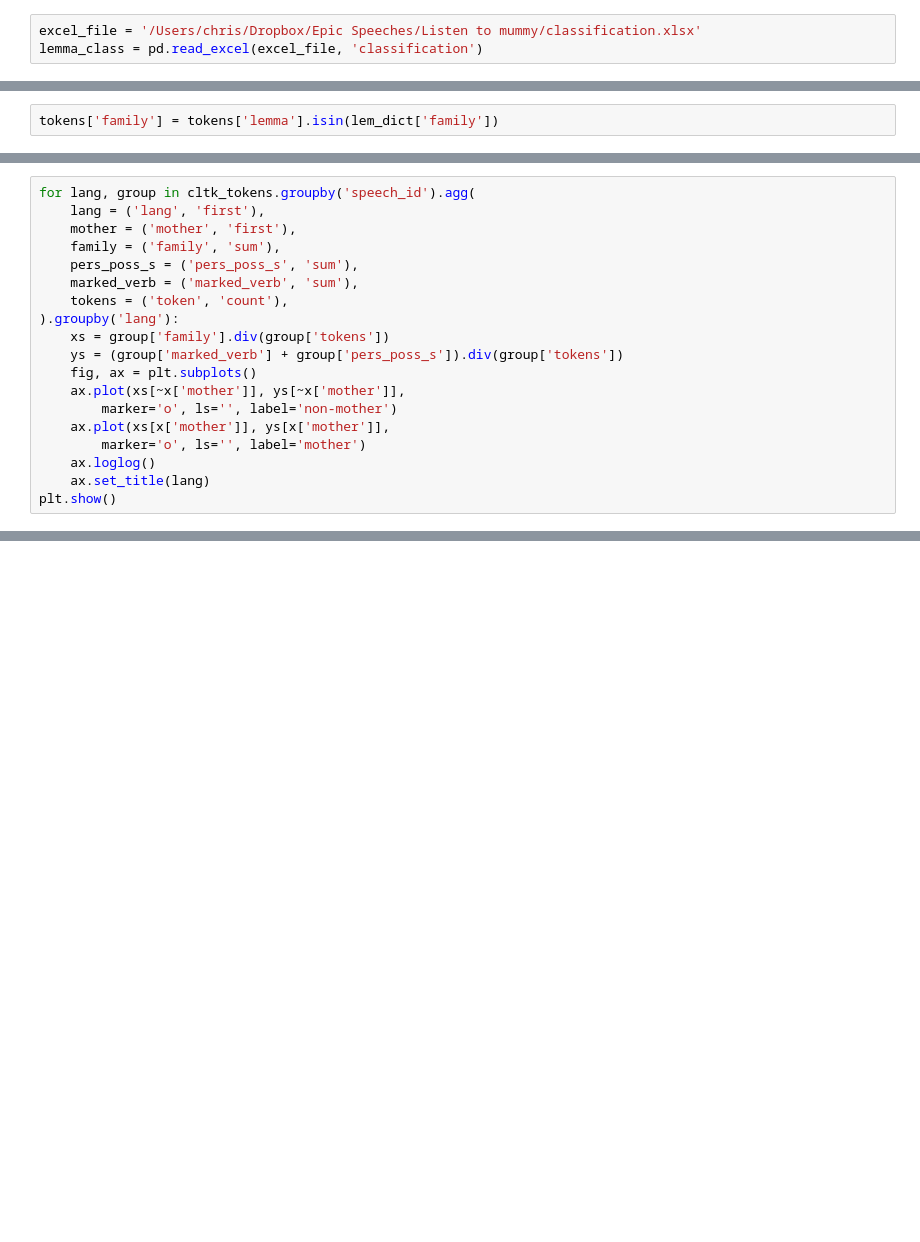
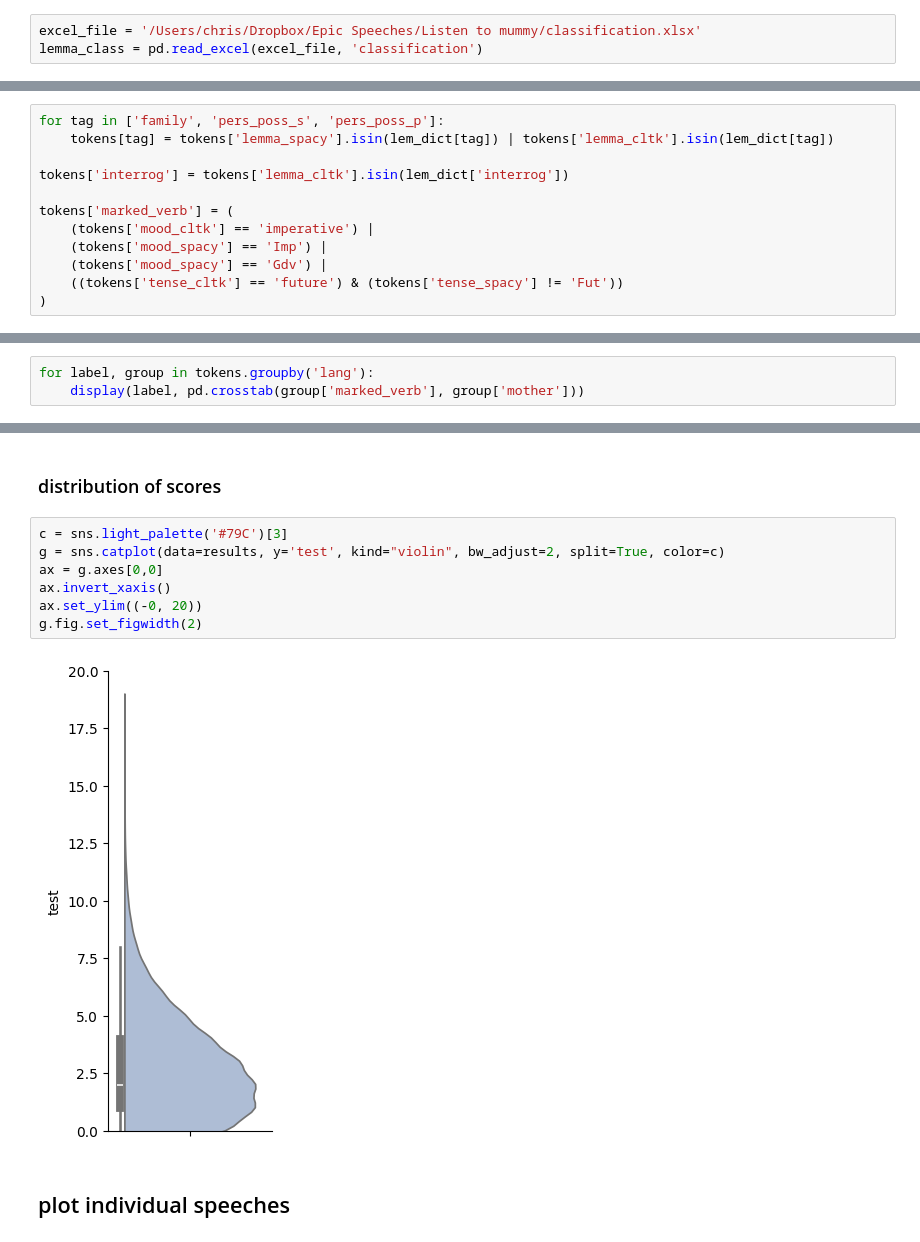
Before and after one commit to cwf2/dices-mta, a Jupyter notebook: Mother speech.ipynb, the cells around one changed output, grey strips where cells are left out. Cells and saved outputs as stored; diff of their text form; blank space fills up the shorter version.

Commit message:
first draft of paper for Amsterdam

```diff
--- a/Mother speech.ipynb
+++ b/Mother speech.ipynb
@@ -540,2 +87,0 @@ lem_dict
-# %%
-tokens['family'] = tokens['lemma'].isin(lem_dict['family'])
@@ -792,19 +87,0 @@ cltk_tokens.marked_verb.unique()
-# %%
-for lang, group in cltk_tokens.groupby('speech_id').agg(
-    lang = ('lang', 'first'),
-    mother = ('mother', 'first'),
-    family = ('family', 'sum'),
-    pers_poss_s = ('pers_poss_s', 'sum'),
-    marked_verb = ('marked_verb', 'sum'),
-    tokens = ('token', 'count'),
-).groupby('lang'):
-    xs = group['family'].div(group['tokens'])
-    ys = (group['marked_verb'] + group['pers_poss_s']).div(group['tokens'])
-    fig, ax = plt.subplots()
-    ax.plot(xs[~x['mother']], ys[~x['mother']],
-        marker='o', ls='', label='non-mother')
-    ax.plot(xs[x['mother']], ys[x['mother']],
-        marker='o', ls='', label='mother')
-    ax.loglog()
-    ax.set_title(lang)
-plt.show()
@@ -906,0 +116,12 @@ labels.iloc[0]['author']
+# %%
+for tag in ['family', 'pers_poss_s', 'pers_poss_p']:
+    tokens[tag] = tokens['lemma_spacy'].isin(lem_dict[tag]) | tokens['lemma_cltk'].isin(lem_dict[tag])
+
+tokens['interrog'] = tokens['lemma_cltk'].isin(lem_dict['interrog'])
+
+tokens['marked_verb'] = (
+    (tokens['mood_cltk'] == 'imperative') |
+    (tokens['mood_spacy'] == 'Imp') |
+    (tokens['mood_spacy'] == 'Gdv') |
+    ((tokens['tense_cltk'] == 'future') & (tokens['tense_spacy'] != 'Fut'))
+)
@@ -906,0 +146,3 @@ labels.iloc[0]['author']
+# %%
+for label, group in tokens.groupby('lang'):
+    display(label, pd.crosstab(group['marked_verb'], group['mother']))
@@ -906,0 +311,13 @@ labels.iloc[0]['author']
+# %% [markdown]
+### distribution of scores
+# %%
+c = sns.light_palette('#79C')[3]
+g = sns.catplot(data=results, y='test', kind="violin", bw_adjust=2, split=True, color=c)
+ax = g.axes[0,0]
+ax.invert_xaxis()
+ax.set_ylim((-0, 20))
+g.fig.set_figwidth(2)
+# %% [output]
+[figure, added]
+# %% [markdown]
+## plot individual speeches
```
Also changed, not shown: parts of 138 cells of this notebook, 2 other files.
